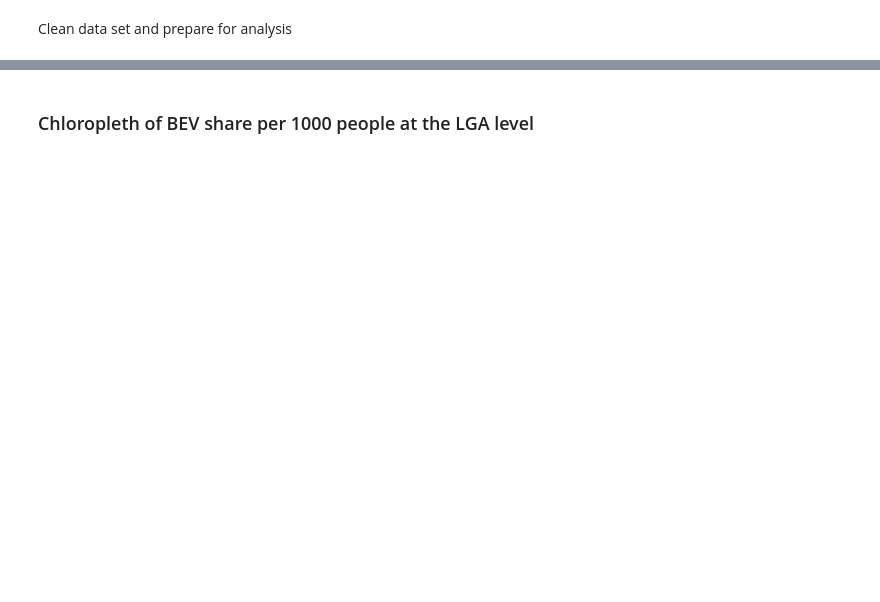
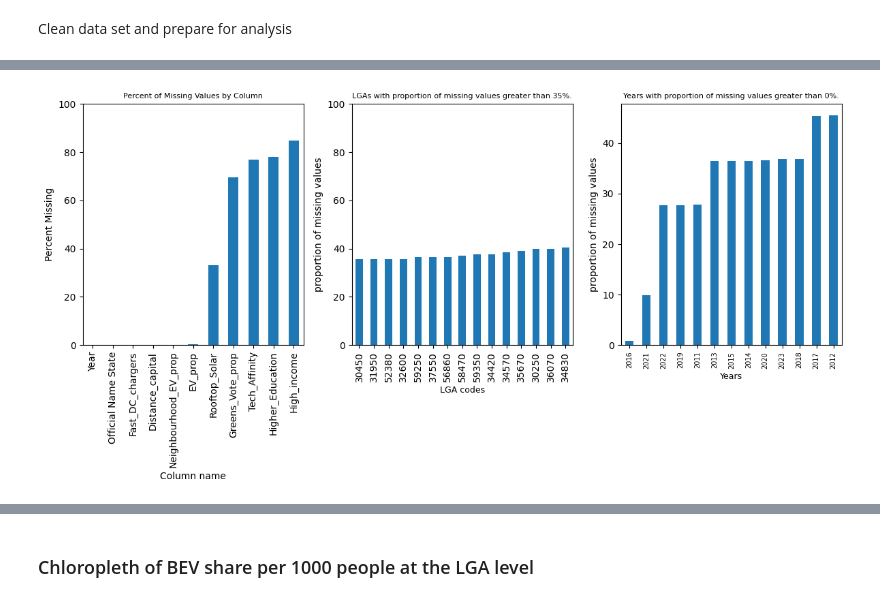
Before and after one commit to MarkStephens060482/forecasting_BEV_adoption_LGA, a Jupyter notebook: Uptake_of_Electric_Vehicles_EDA.ipynb, the cells around one changed output, grey strips where cells are left out. Cells and saved outputs as stored; diff of their text form; code cells hidden in the pictures; blank space fills up the shorter version.

```diff
--- a/Uptake_of_Electric_Vehicles_EDA.ipynb
+++ b/Uptake_of_Electric_Vehicles_EDA.ipynb
@@ -61,14 +139,10 @@ for file in list(new_dir.glob("*.csv")):
         df = pd.read_csv(dataFile,index_col=False)
   dfs.append(df)
 
-# define EV
-EV_df = dfs[0]
-EV_df['EV_prop'] = 1000*EV_df['Electric']/EV_df['Total']
-EV_df['Year'] = EV_df['Year'].astype(int)
-EV_df = EV_df[~EV_df['LGA_code'].isin([19399,49399])]
-
+# define Analytical Variables
+Analytical_df = dfs[0]
 #define charging
-charging_df = dfs[1]
+Auxiliary_df = dfs[1]
 
 # Read the shapefile
 geodf = gpd.read_file(list(new_dir.glob("*.shp"))[0])
@@ -82,9 +156,9 @@ geodf["geometry"] = (
 #Clean geodf
 geodf = geodf.rename(columns={"LGA_CODE22": "LGA_code",
                              "LGA_NAME22": "LGA_name"})
-EV_df = EV_df.astype({"LGA_code": str}) # convert LGA_code to int
-geodf = geodf[(geodf["LGA_code"].isin(EV_df["LGA_code"]))]
+Analytical_df = Analytical_df.astype({"LGA_code": str}) # convert LGA_code to int
+geodf = geodf[(geodf["LGA_code"].isin(Analytical_df["LGA_code"]))]
 
 # set LGA_code as index
 geodf = geodf.set_index("LGA_code")
-EV_df = EV_df.set_index("LGA_code")
+Analytical_df = Analytical_df.set_index("LGA_code")
@@ -163,0 +224,75 @@ Official Name State, LGA_name, Electoral Rating, Electric, Total, EV_prop
+# %%
+import matplotlib.pyplot as plt
+#Helper function proportion of missing values in each Observation (rows)
+def missing_proportion(group):
+    return group.isnull()
+###### PLOT 1
+ #Helper function for proportion of missing value variables (columns)
+percent_missing = Analytical_df.isnull().sum() * 100 / len(Analytical_df)
+
+# missing values in Variables
+variable_missing_value_prop = pd.DataFrame({'column_name': Analytical_df.columns,
+                                 'percent_missing': percent_missing})
+variable_missing_value_prop.sort_values('percent_missing', inplace=True)
+variable_missing_value_prop.reset_index(inplace = True)
+variable_missing_value_prop = variable_missing_value_prop.drop(variable_missing_value_prop.columns[0], axis = 1)
+
+# Create a figure and an axis
+fig, (ax1,ax2,ax3) = plt.subplots(1,3,figsize=(12, 6))
+# Display missing values
+variable_missing_value_prop.sort_values(by = 'percent_missing').plot(kind = 'bar',
+                                                               x = 'column_name',
+                                                               y = 'percent_missing',
+                                                               legend=False,
+                                                               ax=ax1)
+ax1.set_xlabel('Column name')
+ax1.set_ylabel('Percent Missing')
+ax1.set_ylim(0,100)
+#set title and fontsize
+ax1.set_title('Percent of Missing Values by Column', fontsize = 8)
+
+#####
+#PLOT 2
+####
+null_counts = Analytical_df.isnull().groupby(level = "LGA_code").sum().sum(axis = 1)
+lga_total_values = len(Analytical_df.columns)*len(Analytical_df['Year'].unique())
+lga_prop_miss = pd.DataFrame((100*null_counts/lga_total_values)).rename(columns = {0:'missing_proportion'}).sort_values(by ='missing_proportion').reset_index()
+threshold = 35
+lga_prop_miss_plot = lga_prop_miss[lga_prop_miss['missing_proportion'] > threshold]
+lga_prop_miss_plot_list = lga_prop_miss_plot['LGA_code']
+lga_prop_miss_plot.plot(kind = 'bar',
+                        x = 'LGA_code',
+                        y = 'missing_proportion',
+                        legend = False,
+                        ax = ax2)
+ax2.set_title(f'LGAs with proportion of missing values greater than {threshold}%.', fontsize = 8)
+ax2.set_xlabel('LGA codes', fontsize = 9)
+ax2.set_ylabel('proportion of missing values')
+ax2.set_ylim(0,100)
+#####
+#PLOT 3
+###
+plot_df = Analytical_df.reset_index().set_index(['LGA_code','Year']).copy()
+null_counts = plot_df.isnull().groupby(level = "Year").sum().sum(axis = 1)
+years_total_values = len(Analytical_df.columns)*len(Analytical_df.index.get_level_values('LGA_code').unique())
+years_prop_miss = pd.DataFrame((100*null_counts/years_total_values)).rename(columns = {0:'missing_proportion'}).sort_values(by ='missing_proportion').reset_index()
+
+threshold1 = 0
+years_prop_miss_plot = years_prop_miss[years_prop_miss['missing_proportion'] > threshold1]
+years_prop_miss_plot_list = years_prop_miss_plot['Year']
+ax =years_prop_miss_plot.plot(kind = 'bar',
+                              x = 'Year',
+                              y = 'missing_proportion',
+                              legend = False,
+                              ax = ax3)
+ax3.set_title(f'Years with proportion of missing values greater than {threshold1}%.', fontsize = 8)
+ax3.set_xlabel('Years', fontsize = 9)
+ax3.set_ylabel('proportion of missing values')
+#######
+plt.tight_layout()
+
+# Rotate the x-tick labels by 45 degrees
+plt.xticks(fontsize=7)
+plt.show()
+# %% [output]
+[figure, added]
```
Also changed, not shown: parts of 18 cells of this notebook.
